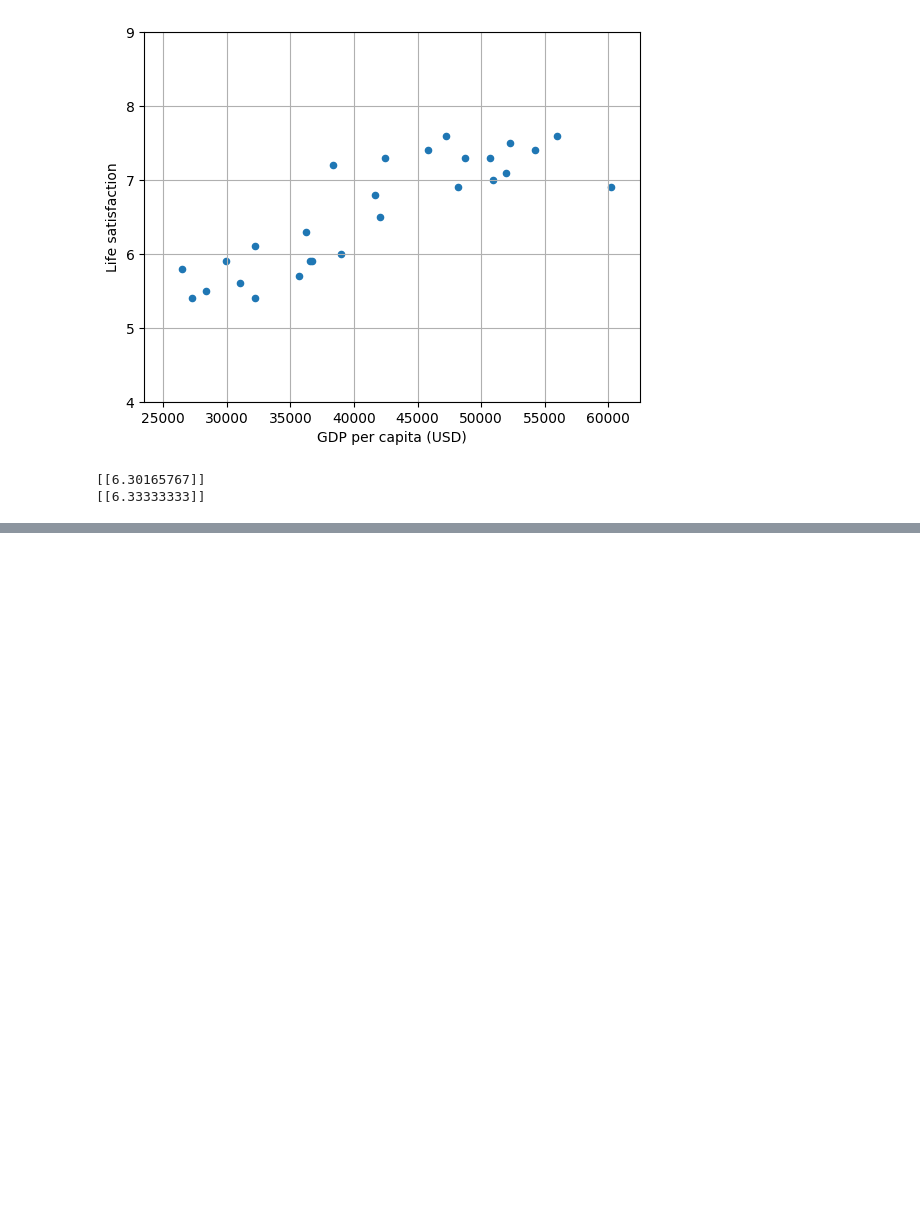
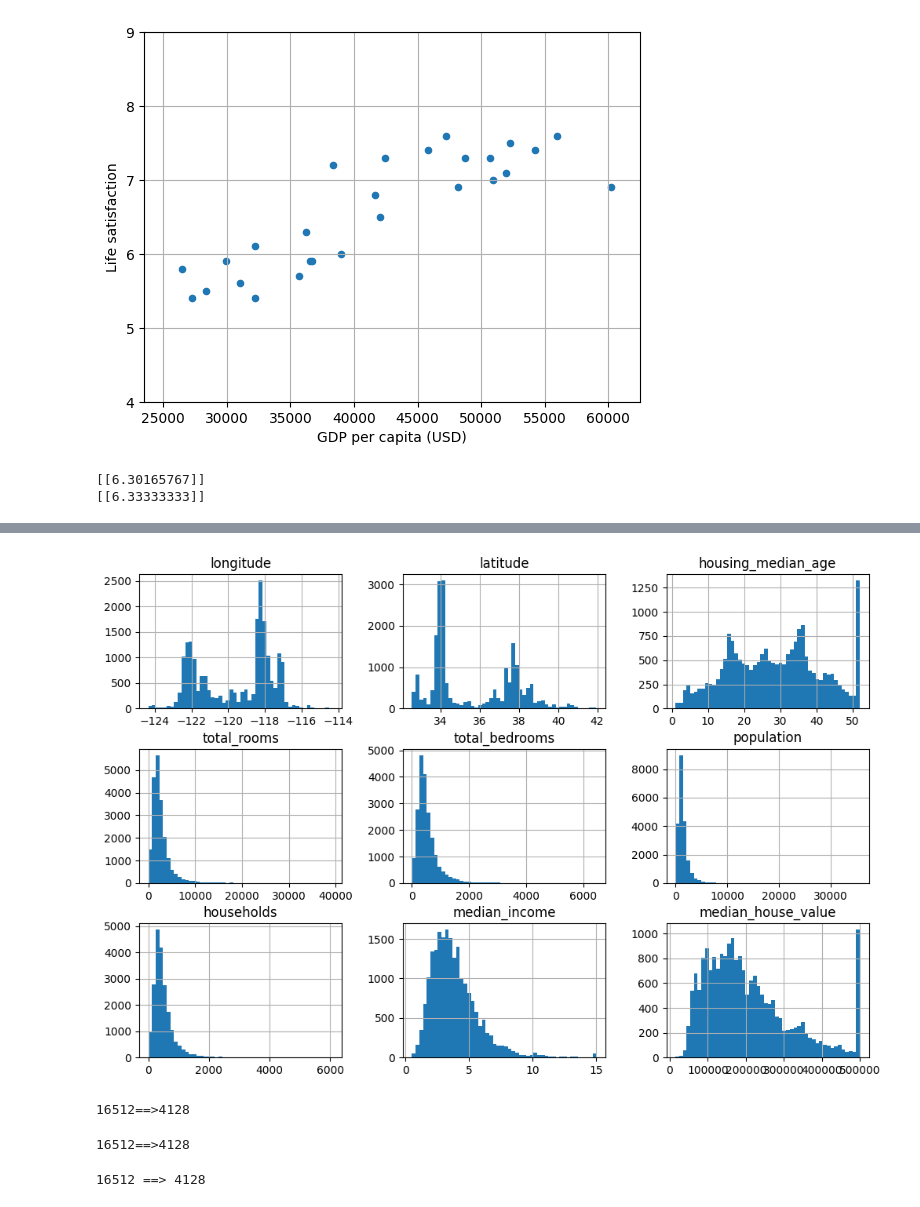
Before and after one commit to XiekangZhang/everything_about_python, a Jupyter notebook: hands_on_ML/Hands_On_ML.ipynb, the cells around one changed output, grey strips where cells are left out. Cells and saved outputs as stored; diff of their text form; code cells hidden in the pictures; blank space fills up the shorter version.

```diff
--- a/hands_on_ML/Hands_On_ML.ipynb
+++ b/hands_on_ML/Hands_On_ML.ipynb
@@ -101,3 +117,21 @@ print(model.predict([[37_655.2]]))
 - Fine-tune your model
 - Present your solution
 - Launch, monitor, and maintain your system
+# %%
+# fetch and load the data
+from pathlib import Path
+import pandas as pd
+import tarfile
+import urllib.request
+
+def load_housing_data():
+  tarball_path = Path("datasets/housing.tgz")
+  if not tarball_path.is_file():
+    Path("datasets").mkdir(parents=True, exist_ok=True)
+    url = "https://github.com/ageron/data/raw/main/housing.tgz"
+    urllib.request.urlretrieve(url, tarball_path)
+    with tarfile.open(tarball_path) as housing_tarball:
+      housing_tarball.extractall(path="datasets")
+  return pd.read_csv(Path("datasets/housing/housing.csv"))
+
+housing = load_housing_data()
@@ -103,0 +164,46 @@ print(model.predict([[37_655.2]]))
+# %%
+import matplotlib.pyplot as plt
+housing.hist(bins=50, figsize=(12, 8))
+plt.show()
+# %% [output]
+[figure, added]
+# %%
+# Creating a test set is theoretically simple
+import numpy as np
+
+def shuffle_and_split_data(data, test_ratio):
+  shuffled_indices = np.random.permutation(len(data))
+  # Randomly permute a sequence, or return a permuted range
+  test_set_size = int(len(data) * test_ratio)
+  test_indices = shuffled_indices[: test_set_size]
+  train_indices = shuffled_indices[test_set_size: ]
+  return data.iloc[train_indices], data.iloc[test_indices]
+
+train_set, test_set = shuffle_and_split_data(housing, 0.2)
+print(len(train_set), len(test_set), sep = "==>")
+# %% [output]
+16512==>4128
+# %%
+# you can use seed to fix the result, other you can use hash to stable the split
+from zlib import crc32
+
+def is_id_in_test_set(identifier, test_ratio):
+  return crc32(np.int64(identifier)) < test_ratio * 2 ** 32
+
+def split_data_with_id_hash(data, test_ratio, id_column):
+  ids = data[id_column]
+  in_test_set = ids.apply(lambda id_: is_id_in_test_set(id_, test_ratio))
+  return data.loc[~in_test_set], data.loc[in_test_set]
+
+housing_with_id = housing.reset_index() # adds an `index` column
+train_set, test_set = split_data_with_id_hash(housing_with_id, 0.2, "index")
+print(len(train_set), len(test_set), sep = "==>")
+# %% [output]
+16512==>4128
+# %%
+from sklearn.model_selection import train_test_split
+
+train_set, test_set = train_test_split(housing, test_size=0.2, random_state=42)
+print(len(train_set), len(test_set), sep = " ==> ")
+# %% [output]
+16512 ==> 4128
```
Also changed, not shown: parts of 11 cells of this notebook.
